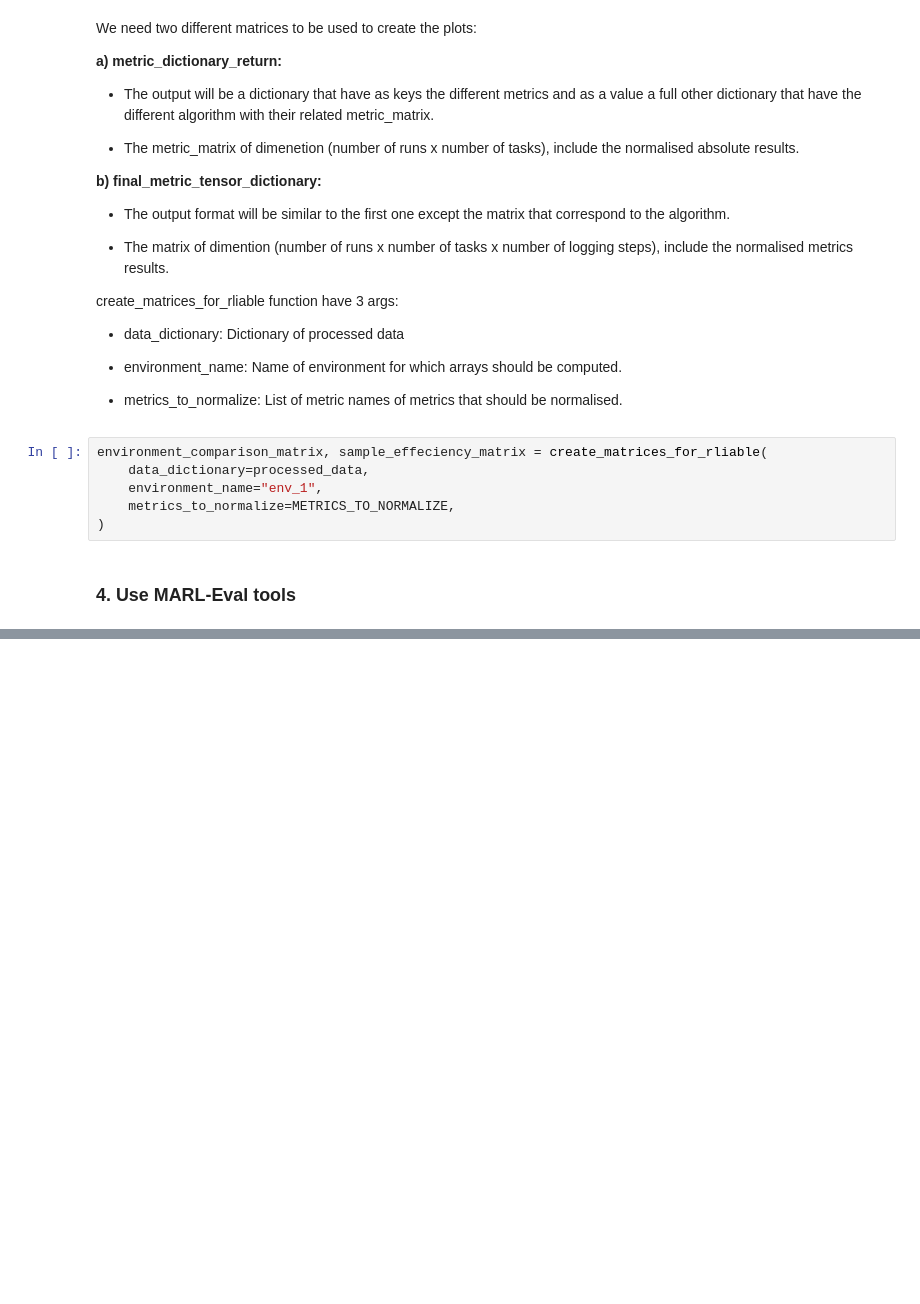
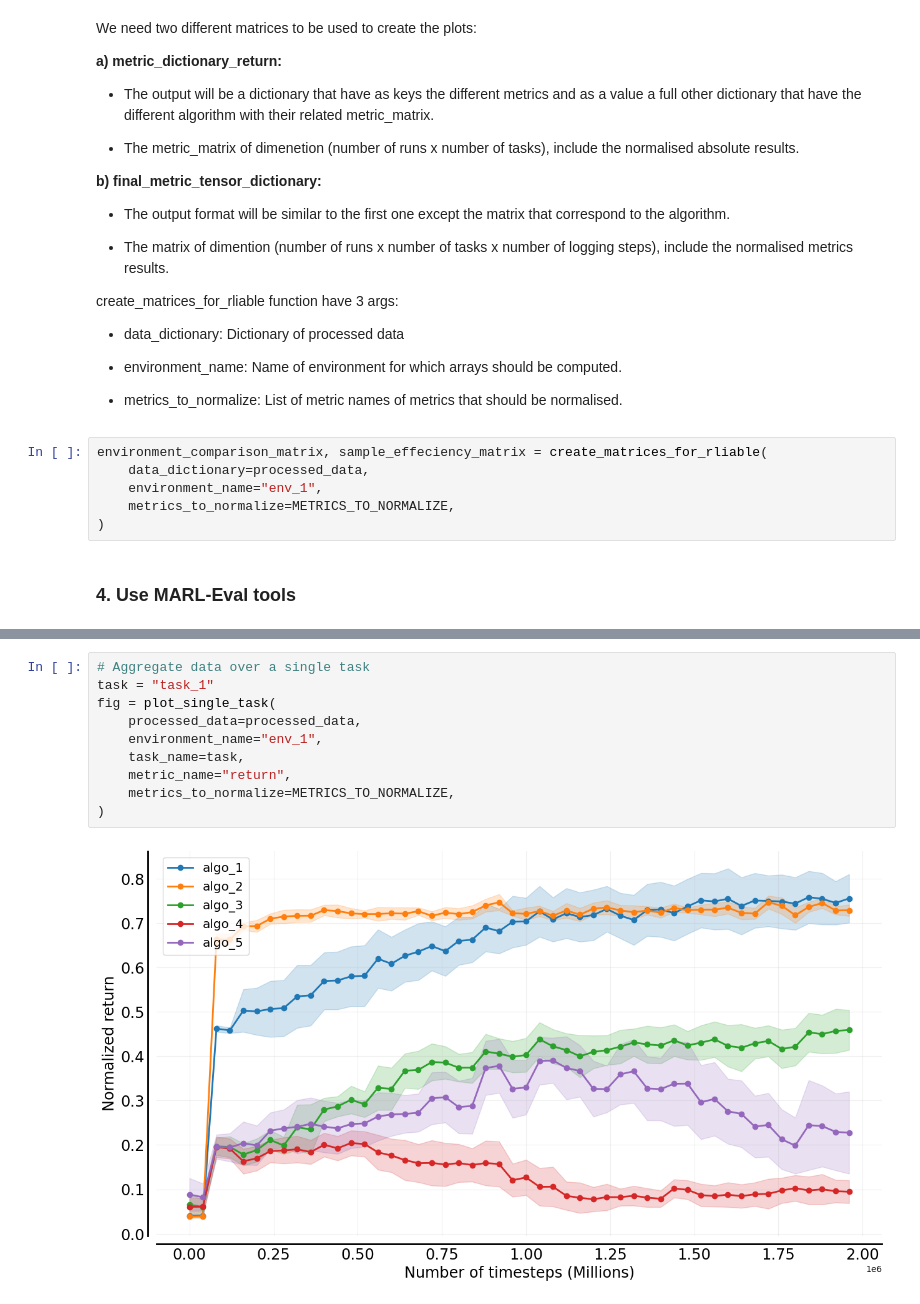
Before and after one commit to instadeepai/marl-eval, a Jupyter notebook: examples/quickstart.ipynb, the cells around one changed output, grey strips where cells are left out. Cells and saved outputs as stored; diff of their text form; blank space fills up the shorter version.

```diff
--- a/examples/quickstart.ipynb
+++ b/examples/quickstart.ipynb
@@ -165,0 +198,12 @@ fig, _, _ = sample_efficiency_curves(
+# %%
+# Aggregate data over a single task
+task = "task_1"
+fig = plot_single_task(
+    processed_data=processed_data,
+    environment_name="env_1",
+    task_name=task,
+    metric_name="return",
+    metrics_to_normalize=METRICS_TO_NORMALIZE,
+)
+# %% [output]
+[figure, added]
```
Also changed, not shown: parts of 7 cells of this notebook.
